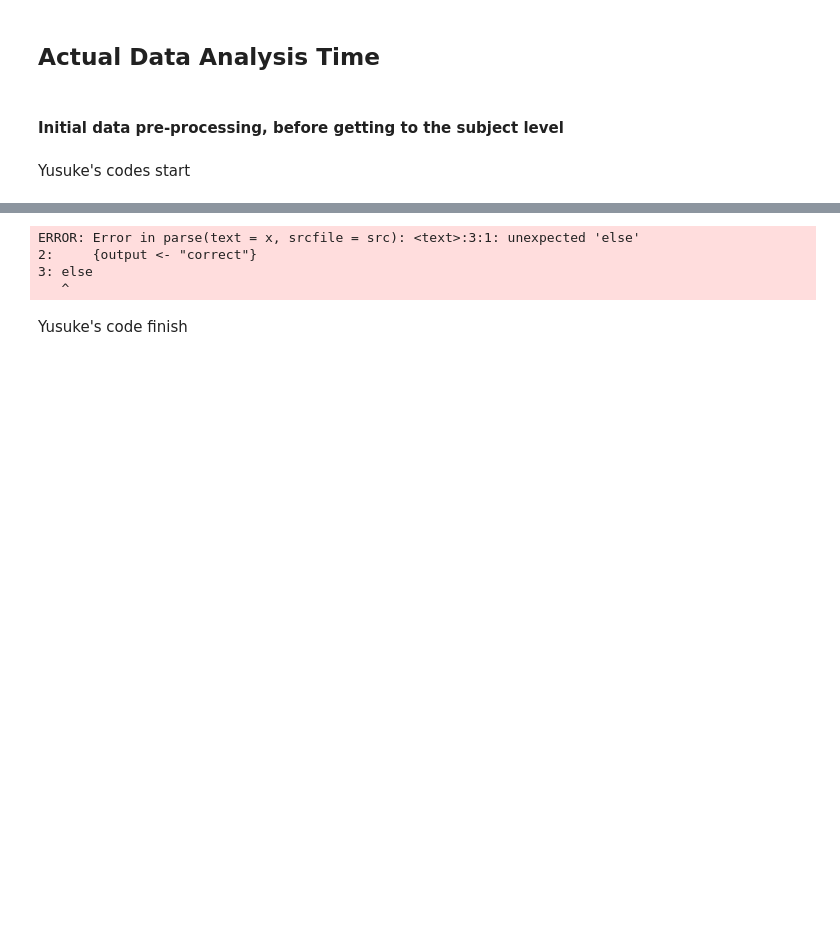
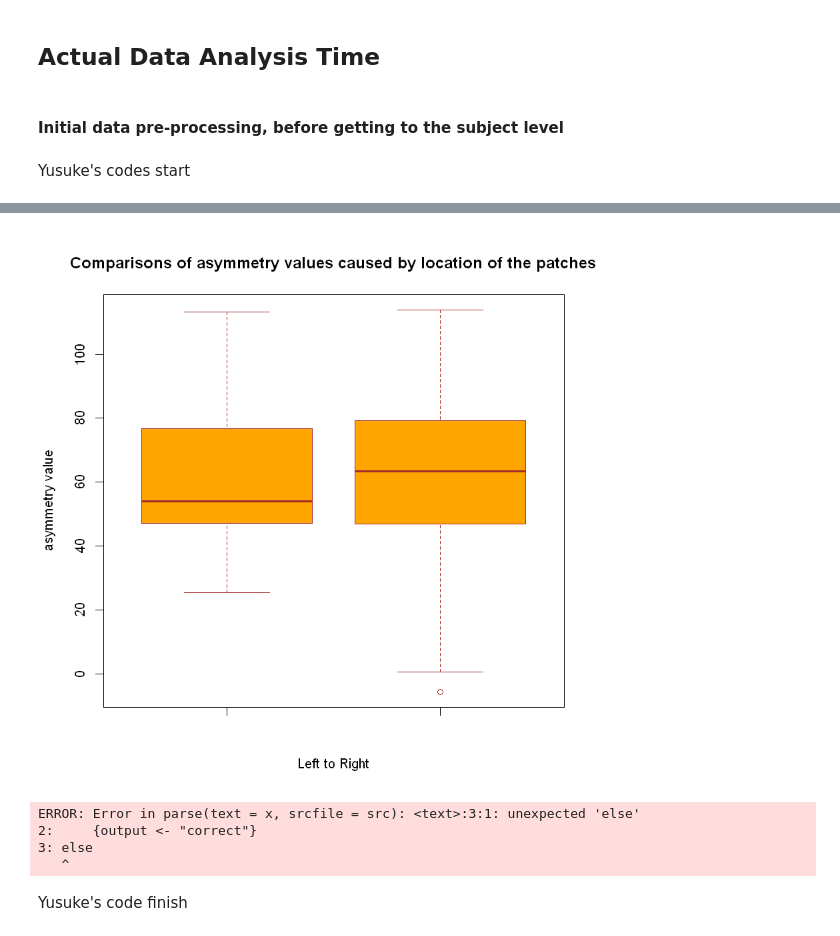
Before and after one commit to Yusuke710/Intern2020WinterProject4, a Jupyter notebook: Fovea vs. Periphery Color Similarity Pilot Analysis - All Data Analysis-Copy1.ipynb, the cells around one changed output, grey strips where cells are left out. Saved outputs shown, nothing was run; the diff lists cells and outputs as text; code cells hidden in the pictures; blank space fills up the shorter version.

```diff
--- a/Fovea vs. Periphery Color Similarity Pilot Analysis - All Data Analysis-Copy1.ipynb
+++ b/Fovea vs. Periphery Color Similarity Pilot Analysis - All Data Analysis-Copy1.ipynb
@@ -953,3 +776,0 @@ testdf
-# %%
- nmdsdata <- aggregate(testdf, by = list(testdf$Color_1, testdf$Color_2),FUN=mean)
-nmdsdata
@@ -1197,0 +777,5 @@ asymmetry_plot_position_2.0(testdf,Position_1, Position_2,colors, "left2right")
+# %%
+# this is for the file "alldata"
+# We just need to 2 patches
+datadf <- subset(datadf, stimuli_count == 2)
+#datadf
@@ -1197,0 +1096,6 @@ asymmetry_plot_position_2.0(testdf,Position_1, Position_2,colors, "left2right")
+# %%
+#datadf <- label_position(datadf, "leftright")
+LtoR <- asymValues_list(datadf, "left2right")
+LtoR
+LtoR_norm <- rnorm(200,mean=mean(LtoR, na.rm=TRUE), sd=sd(LtoR, na.rm=TRUE))
+LtoR_norm # what's norm
@@ -1198,3 +1123,10 @@ asymmetry_plot_position_2.0(testdf,Position_1, Position_2,colors, "left2right")
+# %%
+# Boxplot of asymmetry values
+boxplot(LtoR, LtoR_norm, main="Comparisons of asymmetry values caused by location of the patches",
+   xlab="Left to Right", ylab="asymmetry value", col="orange",
+border="brown")
+# %% [output]
+[figure, added]
 # %%
 if(datadf$Position_1[1] == datadf$Position_2[1])
     {output <- "correct"}
```
Also changed, not shown: parts of 40 cells of this notebook.
